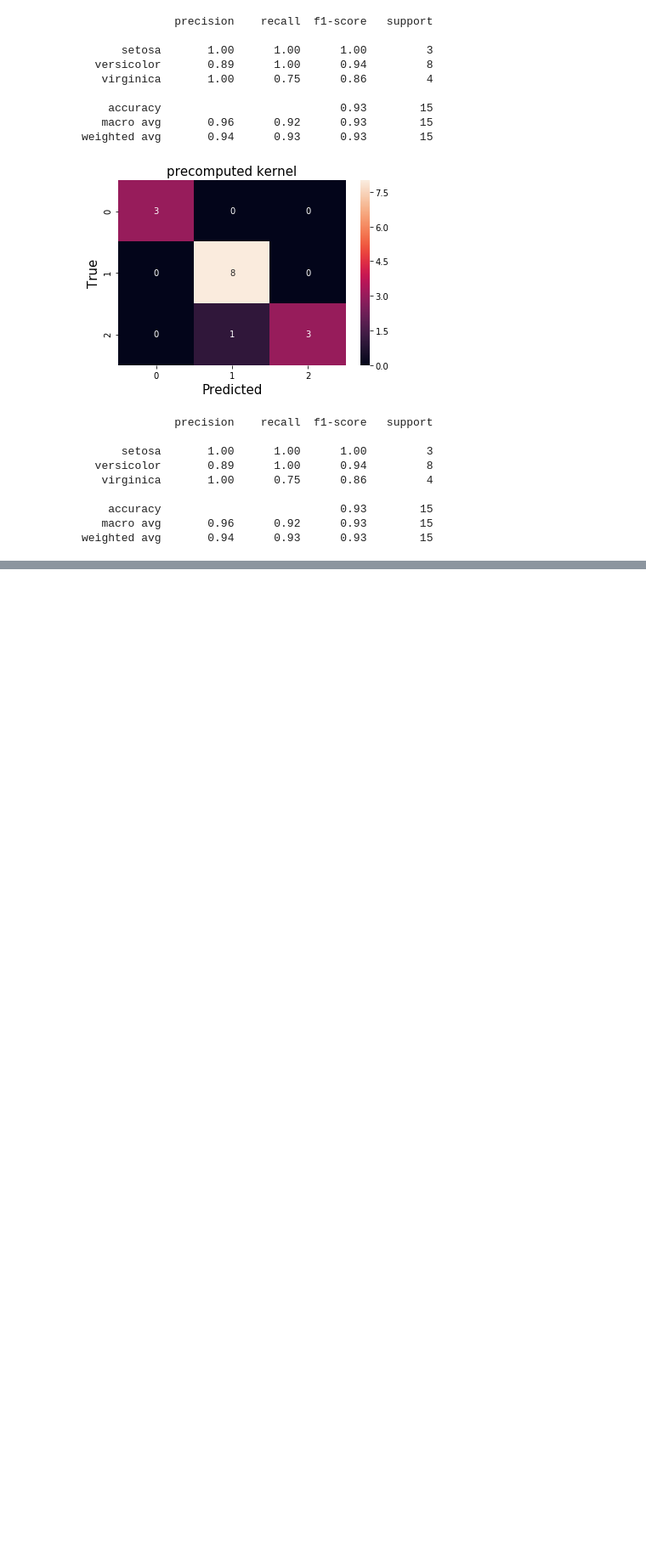
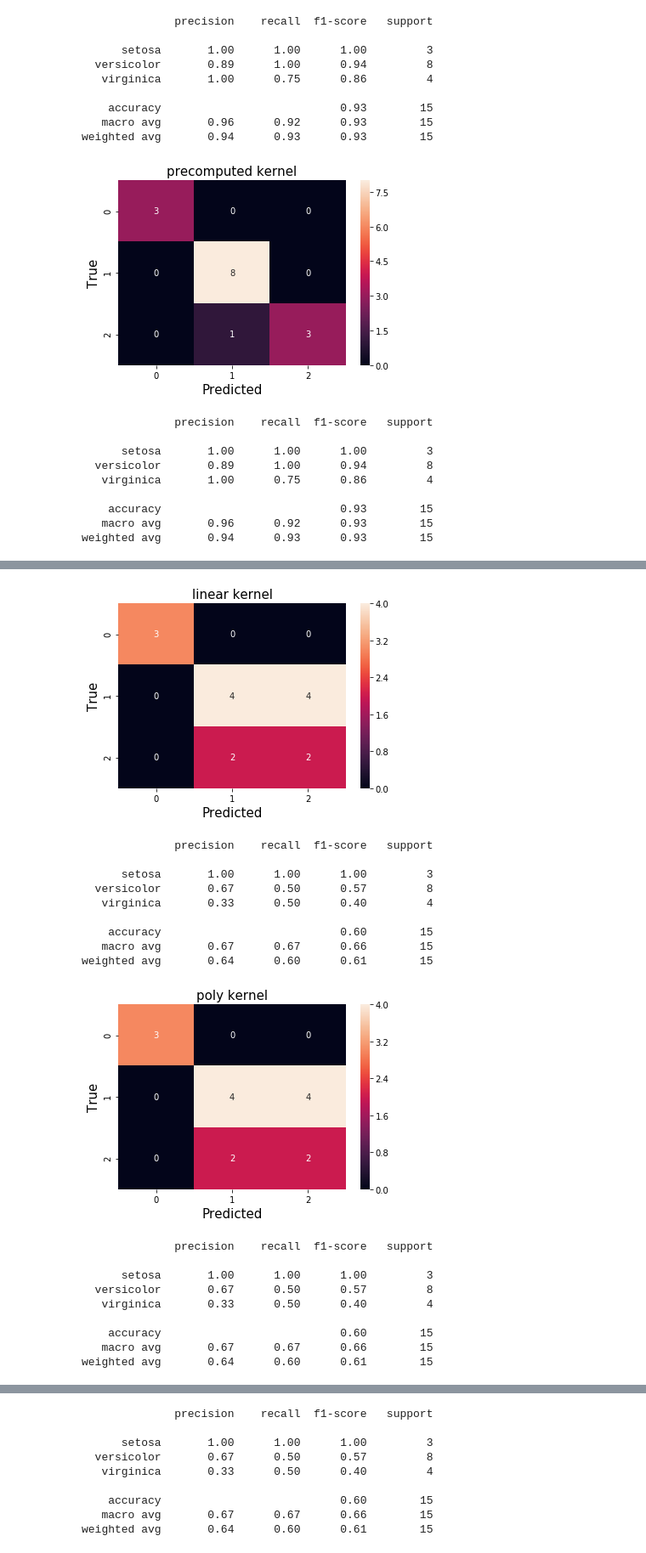
Before and after one commit to arkaprabha10/Machine-Learning, a Jupyter notebook: Lab 5/q1.ipynb, the cells around one changed output, grey strips where cells are left out. Shown at 85% size. Saved outputs shown, nothing was run; the diff lists cells and outputs as text; code cells hidden in the pictures; blank space fills up the shorter version.

```diff
--- a/Lab 5/q1.ipynb
+++ b/Lab 5/q1.ipynb
@@ -33,8 +30,11 @@ array(['setosa', 'versicolor', 'virginica'], dtype='<U10')
 # %%
+target_names = data.target_names
 #Split training and testing data
 x_train , x_test, Y_train, Y_test = train_test_split(x,y,test_size = 0.1,random_state=0)
 y_train = np.array(Y_train)
 y_test = np.array(Y_test)
+x_train = np.array(x_train)
+x_test = np.array(x_test)
 # %%
 #Plot confusion matrix
 def plot_confusion_matrix(title,y_test,y_pred):
@@ -178,0 +185,10 @@ weighted avg       0.94      0.93      0.93        15
+# %%
+# Eliminate the feature having highest correlation with other features i.e., petal length
+x=x.drop(columns=['petal length (cm)'])
+
+#Split training and testing data
+x_train , x_test, Y_train, Y_test = train_test_split(x,y,test_size = 0.1,random_state=0)
+y_train = np.array(Y_train)
+y_test = np.array(Y_test)
+#Perform classification
+svm_func(x_train,x_test,y_train,y_test)
@@ -178,0 +246,31 @@ weighted avg       0.94      0.93      0.93        15
+# %%
+# Eliminating the next feature having highest correlation with other features i.e., petal width
+x=x.drop(columns=['petal width (cm)'])
+
+#Split training and testing data
+x_train , x_test, Y_train, Y_test = train_test_split(x,y,test_size = 0.1,random_state=0)
+y_train = np.array(Y_train)
+y_test = np.array(Y_test)
+#Perform classification
+svm_func(x_train,x_test,y_train,y_test)
+# %% [output]
+[figure, added]
+              precision    recall  f1-score   support
+
+      setosa       1.00      1.00      1.00         3
+  versicolor       0.67      0.50      0.57         8
+   virginica       0.33      0.50      0.40         4
+
+    accuracy                           0.60        15
+   macro avg       0.67      0.67      0.66        15
+weighted avg       0.64      0.60      0.61        15
+[figure, added]
+              precision    recall  f1-score   support
+
+      setosa       1.00      1.00      1.00         3
+  versicolor       0.67      0.50      0.57         8
+   virginica       0.33      0.50      0.40         4
+
+    accuracy                           0.60        15
+   macro avg       0.67      0.67      0.66        15
+weighted avg       0.64      0.60      0.61        15
@@ -178,0 +278,9 @@ weighted avg       0.94      0.93      0.93        15
+              precision    recall  f1-score   support
+
+      setosa       1.00      1.00      1.00         3
+  versicolor       0.67      0.50      0.57         8
+   virginica       0.33      0.50      0.40         4
+
+    accuracy                           0.60        15
+   macro avg       0.67      0.67      0.66        15
+weighted avg       0.64      0.60      0.61        15
```
Also changed, not shown: parts of 7 cells of this notebook.
